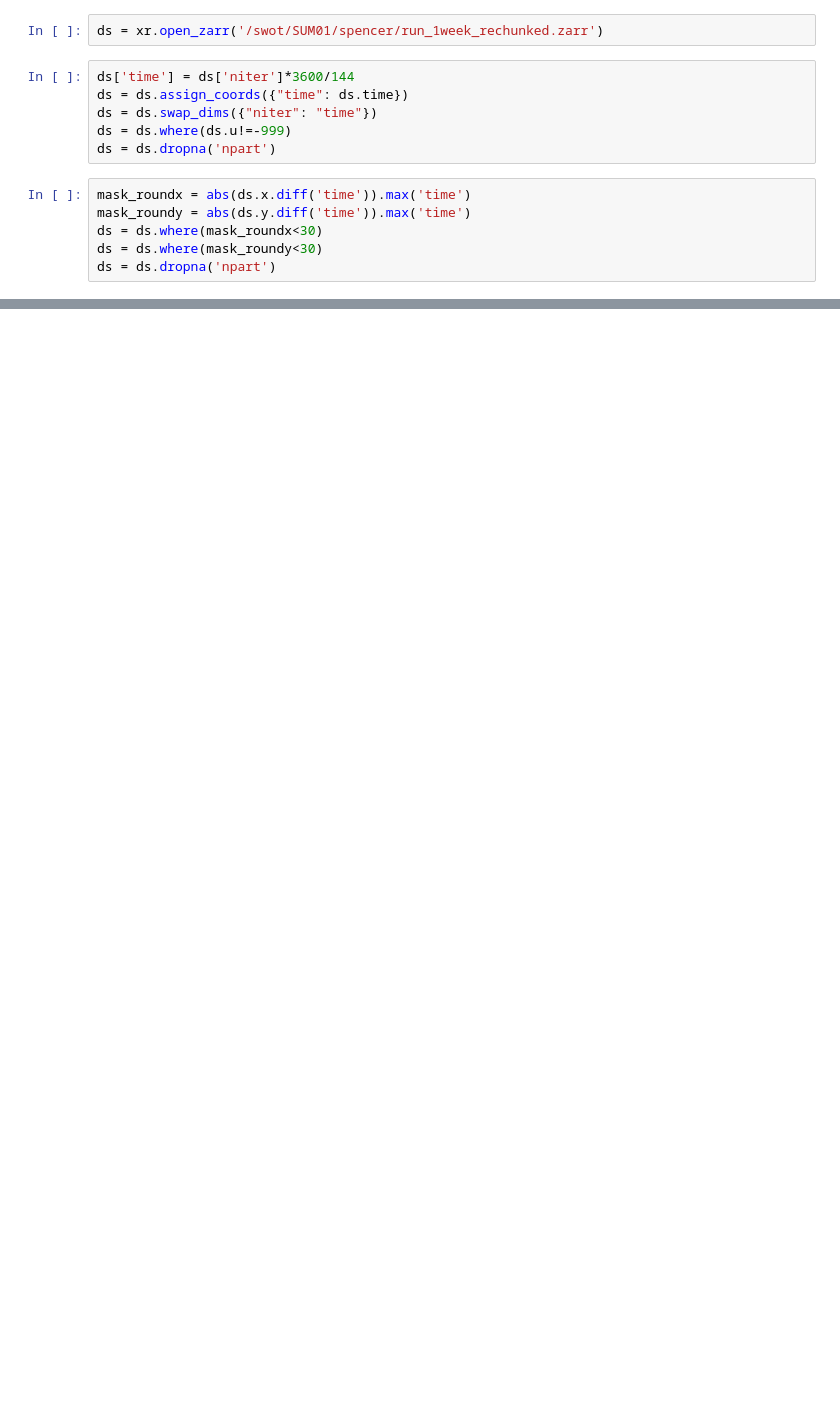
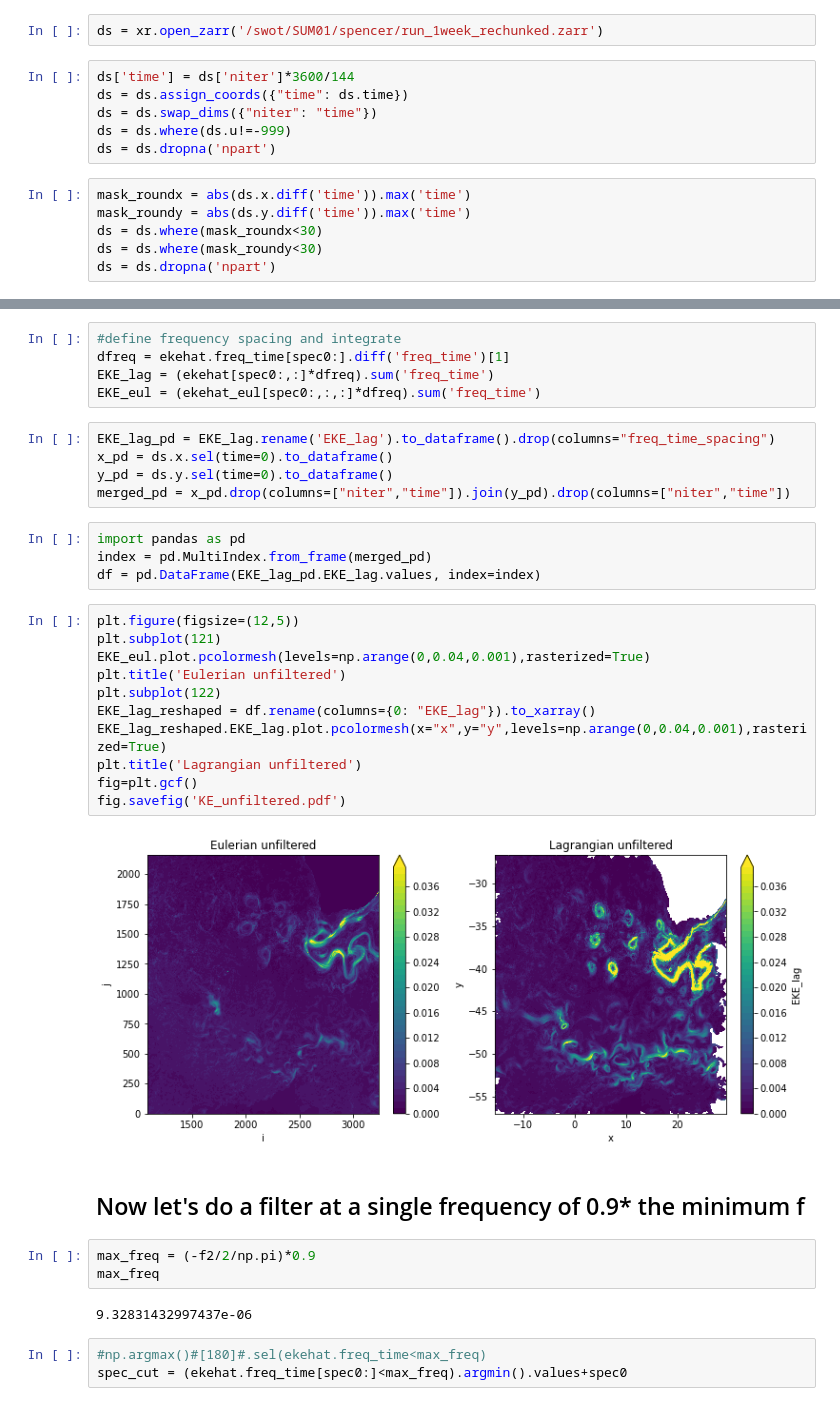
Before and after one commit to cspencerjones/separating-balanced, a Jupyter notebook: python/plot_output.ipynb, the cells around one changed output, grey strips where cells are left out. Cells and saved outputs as stored; diff of their text form; blank space fills up the shorter version.

Commit message:
local filtering

```diff
--- a/python/plot_output.ipynb
+++ b/python/plot_output.ipynb
@@ -99,0 +133,37 @@ ds.sel(time=3600).plot.scatter(x='x',y='y',hue='t')
+# %%
+#define frequency spacing and integrate
+dfreq = ekehat.freq_time[spec0:].diff('freq_time')[1]
+EKE_lag = (ekehat[spec0:,:]*dfreq).sum('freq_time')
+EKE_eul = (ekehat_eul[spec0:,:,:]*dfreq).sum('freq_time')
+# %%
+EKE_lag_pd = EKE_lag.rename('EKE_lag').to_dataframe().drop(columns="freq_time_spacing")
+x_pd = ds.x.sel(time=0).to_dataframe()
+y_pd = ds.y.sel(time=0).to_dataframe()
+merged_pd = x_pd.drop(columns=["niter","time"]).join(y_pd).drop(columns=["niter","time"])
+# %%
+import pandas as pd
+index = pd.MultiIndex.from_frame(merged_pd)
+df = pd.DataFrame(EKE_lag_pd.EKE_lag.values, index=index)
+# %%
+plt.figure(figsize=(12,5))
+plt.subplot(121)
+EKE_eul.plot.pcolormesh(levels=np.arange(0,0.04,0.001),rasterized=True)
+plt.title('Eulerian unfiltered')
+plt.subplot(122)
+EKE_lag_reshaped = df.rename(columns={0: "EKE_lag"}).to_xarray()
+EKE_lag_reshaped.EKE_lag.plot.pcolormesh(x="x",y="y",levels=np.arange(0,0.04,0.001),rasterized=True)
+plt.title('Lagrangian unfiltered')
+fig=plt.gcf()
+fig.savefig('KE_unfiltered.pdf')
+# %% [output]
+[figure, added]
+# %% [markdown]
+## Now let's do a filter at a single frequency of 0.9* the minimum f
+# %%
+max_freq = (-f2/2/np.pi)*0.9
+max_freq
+# %% [output]
+9.32831432997437e-06
+# %%
+#np.argmax()#[180]#.sel(ekehat.freq_time<max_freq)
+spec_cut = (ekehat.freq_time[spec0:]<max_freq).argmin().values+spec0
```
Also changed, not shown: parts of 28 cells of this notebook.
